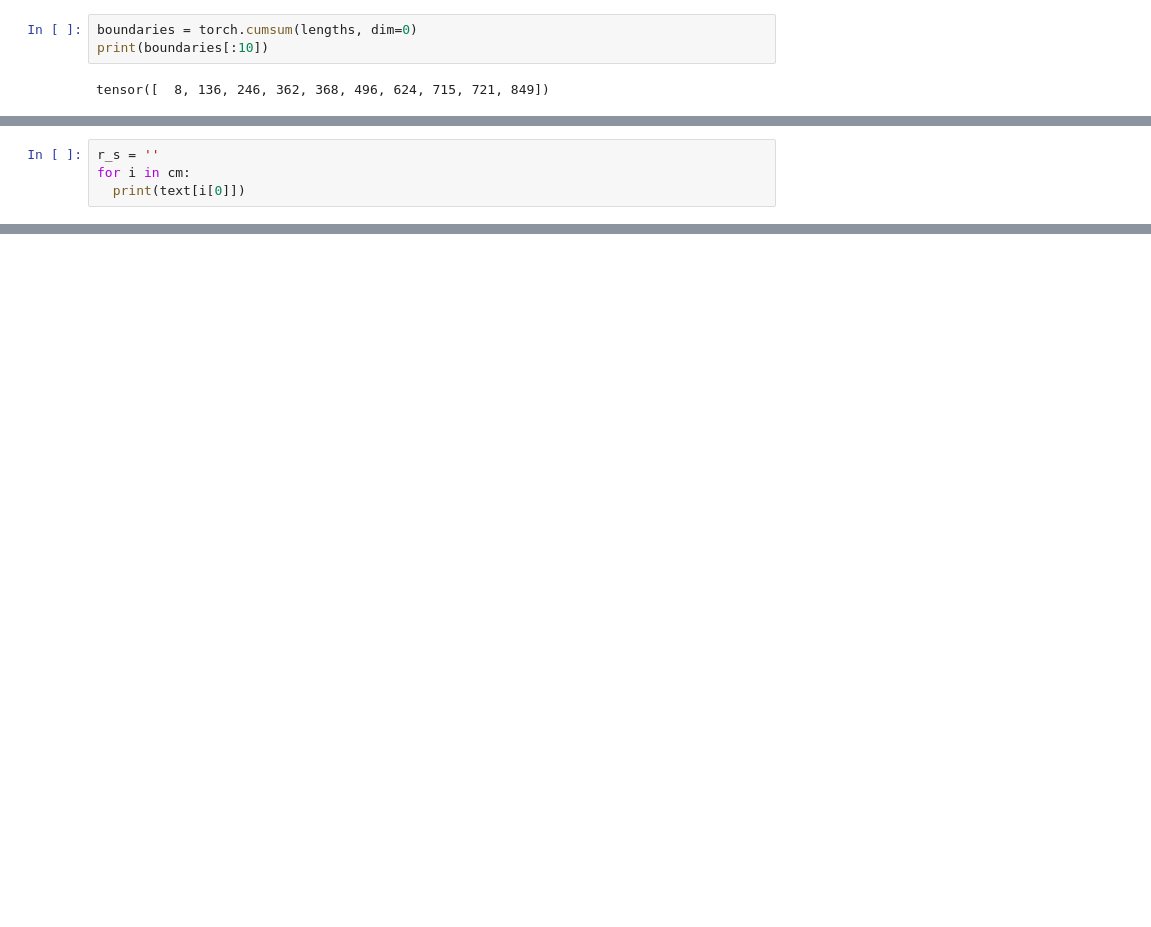
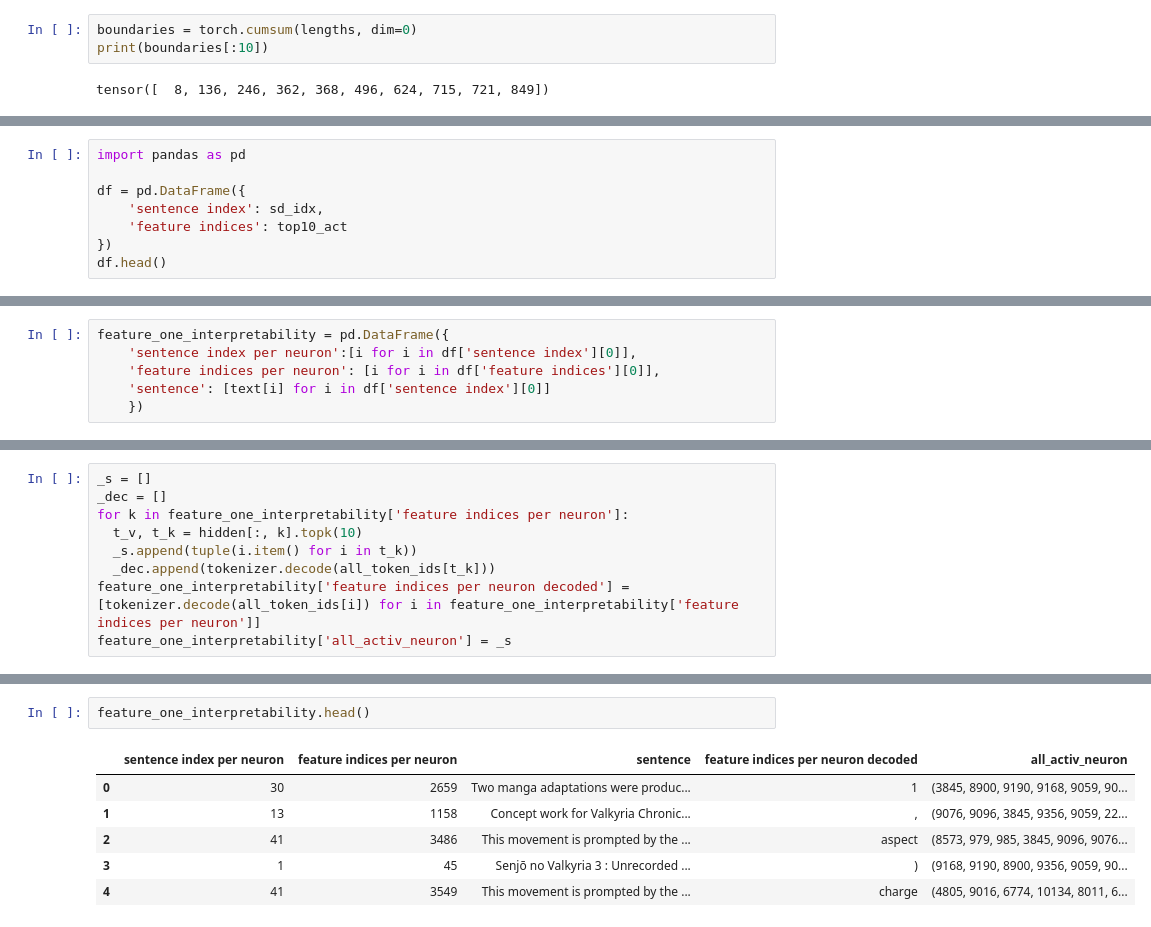
Before and after one commit to heisdenverr/llm-interpretability, a Jupyter notebook: SAE_of_Qwen2_0.5B.ipynb, the cells around one changed output, grey strips where cells are left out. Drawn from its saved outputs; the diff is of its cells as text; blank space fills up the shorter version.

```diff
--- a/SAE_of_Qwen2_0.5B.ipynb
+++ b/SAE_of_Qwen2_0.5B.ipynb
@@ -327,4 +315,0 @@ cm = Counter(all_sentences).most_common(10)
-# %%
-r_s = ''
-for i in cm:
-  print(text[i[0]])
@@ -357,0 +318,8 @@ r_s
+# %%
+import pandas as pd
+
+df = pd.DataFrame({
+    'sentence index': sd_idx,
+    'feature indices': top10_act
+})
+df.head()
@@ -357,0 +333,6 @@ r_s
+# %%
+feature_one_interpretability = pd.DataFrame({
+    'sentence index per neuron':[i for i in df['sentence index'][0]],
+    'feature indices per neuron': [i for i in df['feature indices'][0]],
+    'sentence': [text[i] for i in df['sentence index'][0]]
+    })
@@ -357,0 +355,9 @@ r_s
+# %%
+_s = []
+_dec = []
+for k in feature_one_interpretability['feature indices per neuron']:
+  t_v, t_k = hidden[:, k].topk(10)
+  _s.append(tuple(i.item() for i in t_k))
+  _dec.append(tokenizer.decode(all_token_ids[t_k]))
+feature_one_interpretability['feature indices per neuron decoded'] = [tokenizer.decode(all_token_ids[i]) for i in feature_one_interpretability['feature indices per neuron']]
+feature_one_interpretability['all_activ_neuron'] = _s
@@ -357,0 +377,9 @@ r_s
+# %%
+feature_one_interpretability.head()
+# %% [output]
+|  | sentence index per neuron | feature indices per neuron | sentence | feature indices per neuron decoded | all_activ_neuron |
+| 0 | 30 | 2659 | Two manga adaptations were produc... | 1 | (3845, 8900, 9190, 9168, 9059, 90... |
+| 1 | 13 | 1158 | Concept work for Valkyria Chronic... | , | (9076, 9096, 3845, 9356, 9059, 22... |
+| 2 | 41 | 3486 | This movement is prompted by the ... | aspect | (8573, 979, 985, 3845, 9096, 9076... |
+| 3 | 1 | 45 | Senjō no Valkyria 3 : Unrecorded ... | ) | (9168, 9190, 8900, 9356, 9059, 90... |
+| 4 | 41 | 3549 | This movement is prompted by the ... | charge | (4805, 9016, 6774, 10134, 8011, 6... |
```
Also changed, not shown: parts of 42 cells of this notebook.
